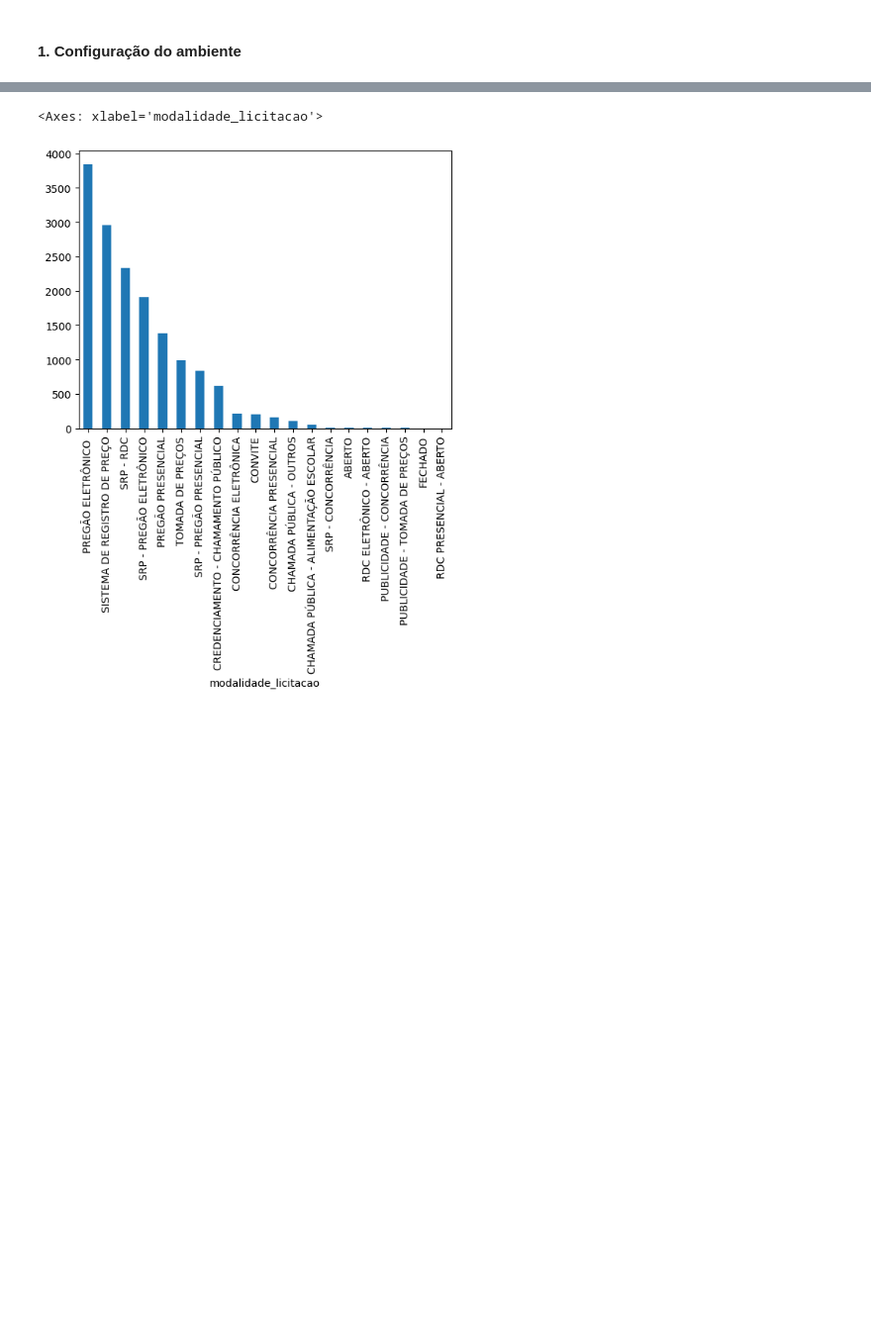
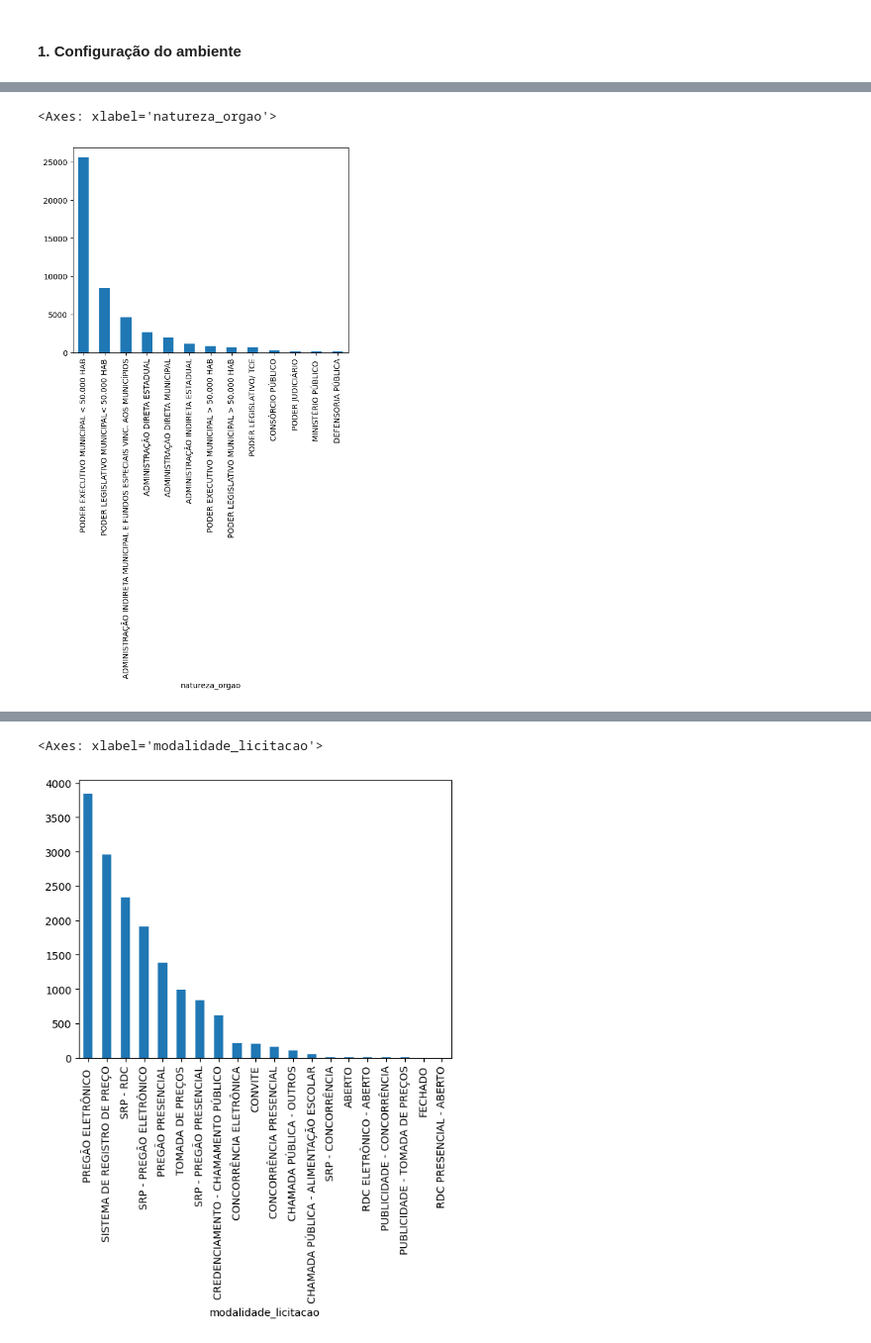
Before and after one commit to eduardoplima/ml-licitacoes, a Jupyter notebook: nao-supervisionado.ipynb, the cells around one changed output, grey strips where cells are left out. Shown: that part at 99% size. Saved outputs shown, nothing was run; the diff lists cells and outputs as text; code cells hidden in the pictures; blank space fills up the shorter version.

```diff
--- a/nao-supervisionado.ipynb
+++ b/nao-supervisionado.ipynb
@@ -62,0 +90,5 @@ df.head()
+# %%
+df.natureza_orgao.value_counts().plot(kind='bar')
+# %% [output]
+<Axes: xlabel='natureza_orgao'>
+[figure, added]
```
Also changed, not shown: parts of 53 cells of this notebook, 3 other files.
